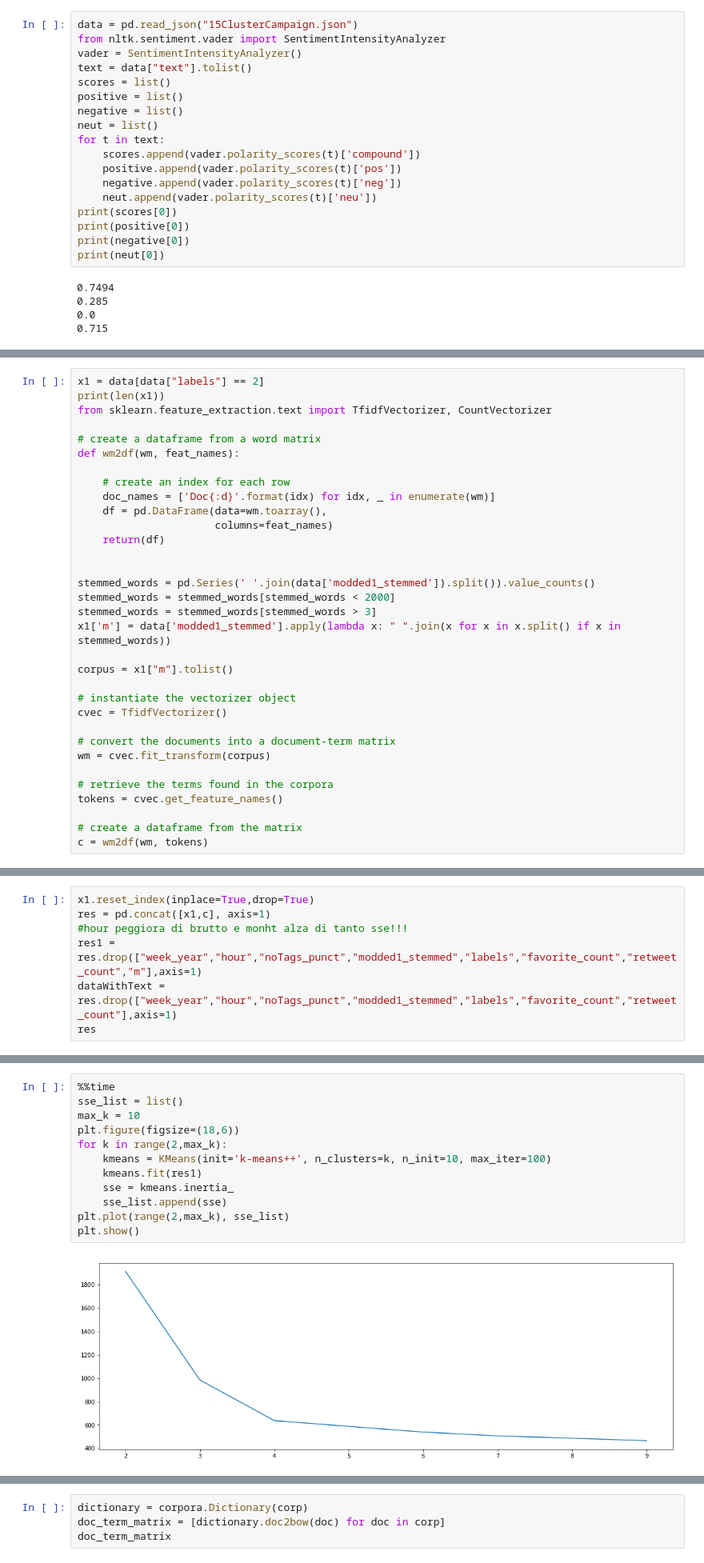
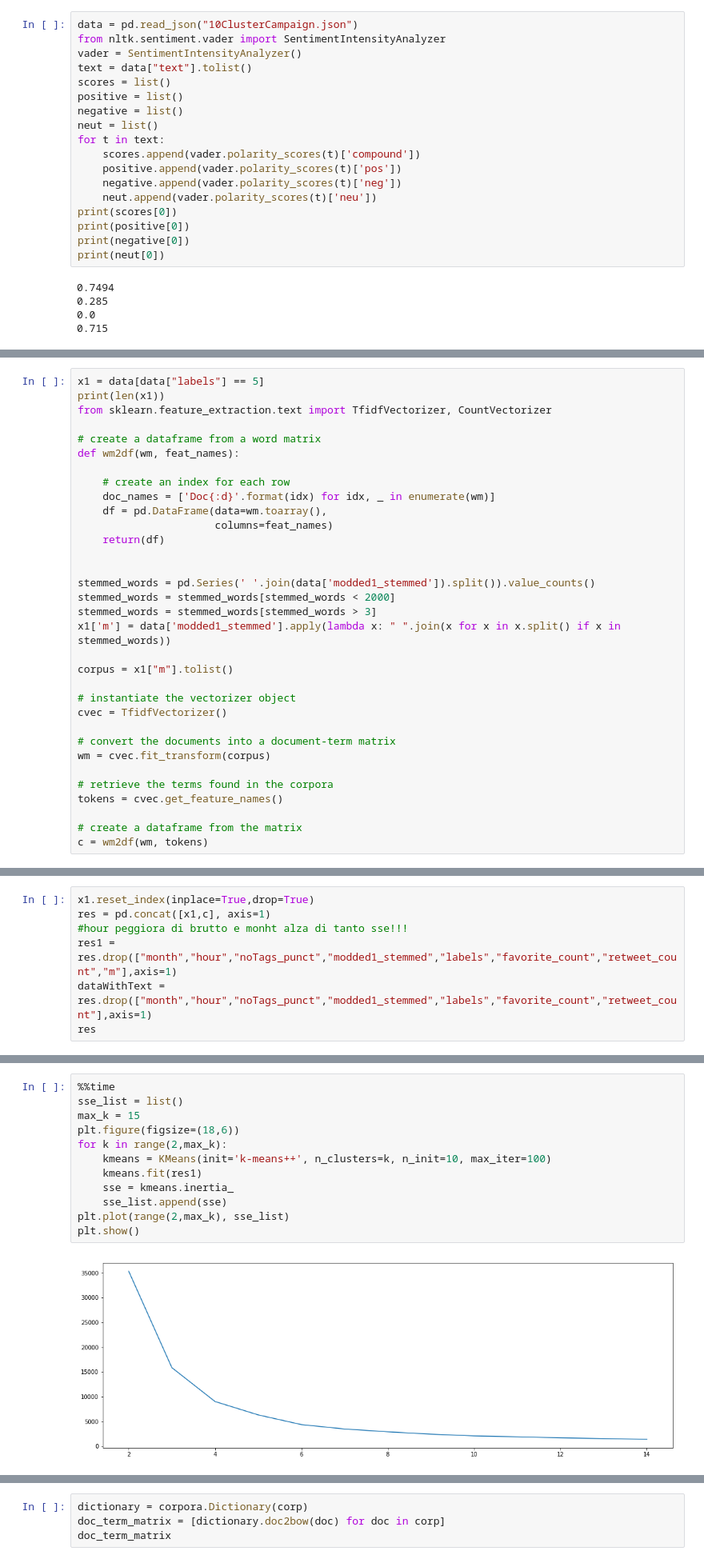
Before and after one commit to Gneur11/TextAnalytics, a Jupyter notebook: testCampaign.ipynb, the cells around one changed output, grey strips where cells are left out. Shown at 80% size. Drawn from its saved outputs; the diff is of its cells as text.

```diff
--- a/testCampaign.ipynb
+++ b/testCampaign.ipynb
@@ -52,7 +52,7 @@ def plot_graph(doc_clean,start, stop, step):
 [nltk_data]     /home/menis/nltk_data...
 [nltk_data]   Package vader_lexicon is already up-to-date!
 # %%
-data = pd.read_json("15ClusterCampaign.json")
+data = pd.read_json("10ClusterCampaign.json")
 from nltk.sentiment.vader import SentimentIntensityAnalyzer
 vader = SentimentIntensityAnalyzer()
 text = data["text"].tolist()
@@ -111,7 +111,7 @@ print(data["vaderScore"].mean())
 0.23019075730471084
 [figure]
 # %%
-x1 = data[data["labels"] == 2]
+x1 = data[data["labels"] == 5]
 print(len(x1))
 from sklearn.feature_extraction.text import TfidfVectorizer, CountVectorizer
 
@@ -182,8 +162,8 @@ plt.hist(stemmed_words)
 x1.reset_index(inplace=True,drop=True)
 res = pd.concat([x1,c], axis=1)
 #hour peggiora di brutto e monht alza di tanto sse!!!
-res1 = res.drop(["week_year","hour","noTags_punct","modded1_stemmed","labels","favorite_count","retweet_count","m"],axis=1)
-dataWithText = res.drop(["week_year","hour","noTags_punct","modded1_stemmed","labels","favorite_count","retweet_count"],axis=1)
+res1 = res.drop(["month","hour","noTags_punct","modded1_stemmed","labels","favorite_count","retweet_count","m"],axis=1)
+dataWithText = res.drop(["month","hour","noTags_punct","modded1_stemmed","labels","favorite_count","retweet_count"],axis=1)
 res
 # %% [output]
 |  | favorite_count | retweet_count | month | hour | week_year | noTags_punct | modded1_stemmed | labels | ... |
@@ -216,14 +196,14 @@ Index(['month', 'vaderScore', '100', '11', '1st', '20', '200000', '2015',
 # %%
 %%time
 sse_list = list()
-max_k = 10
+max_k = 15
 plt.figure(figsize=(18,6))
 for k in range(2,max_k):
     kmeans = KMeans(init='k-means++', n_clusters=k, n_init=10, max_iter=100)
     kmeans.fit(res1)
     sse = kmeans.inertia_
     sse_list.append(sse)
 plt.plot(range(2,max_k), sse_list)
 plt.show()
 # %% [output]
-[figure, old version]
+[figure, new version]
```
Also changed, not shown: parts of 9 cells of this notebook.
